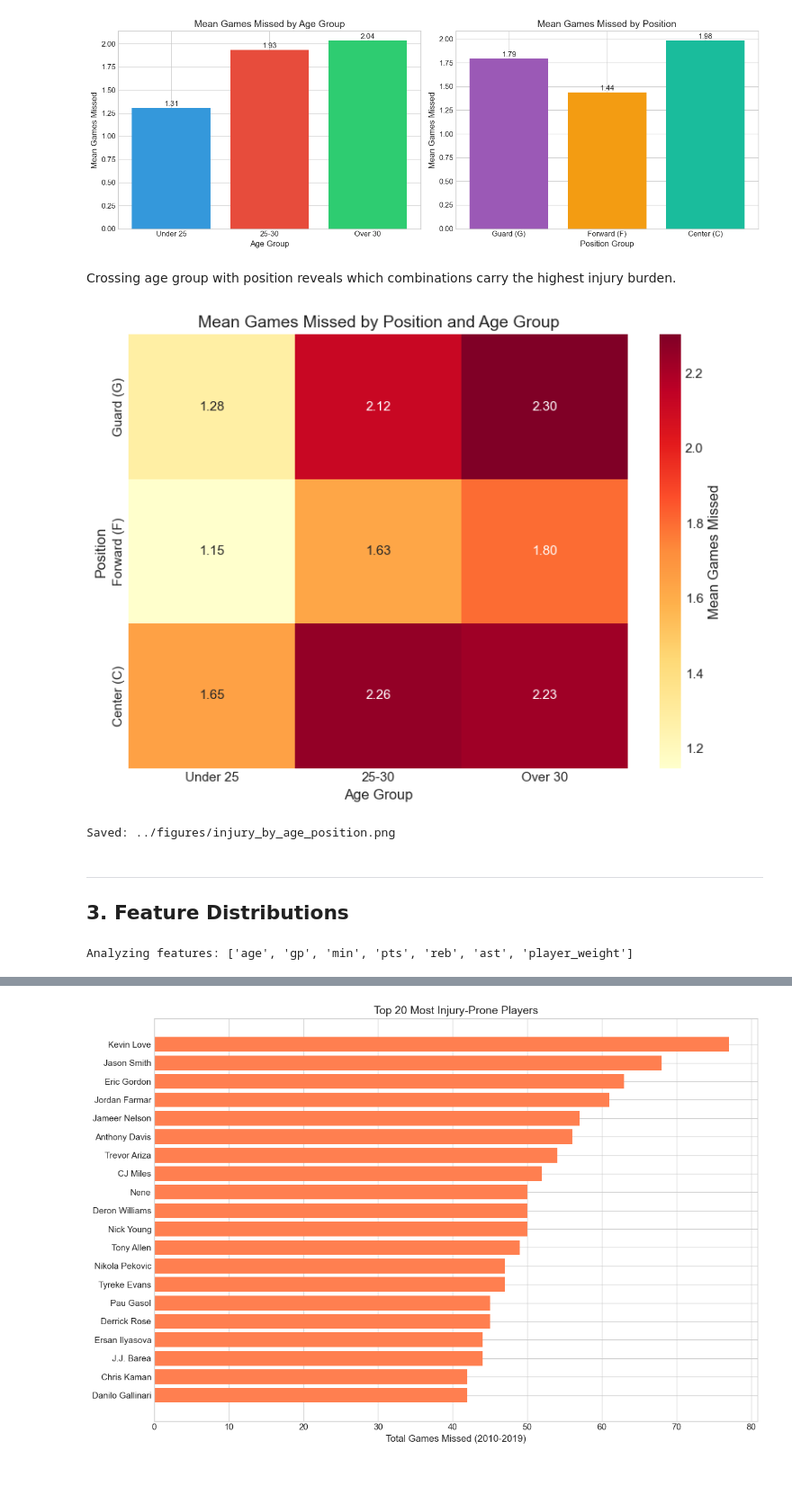
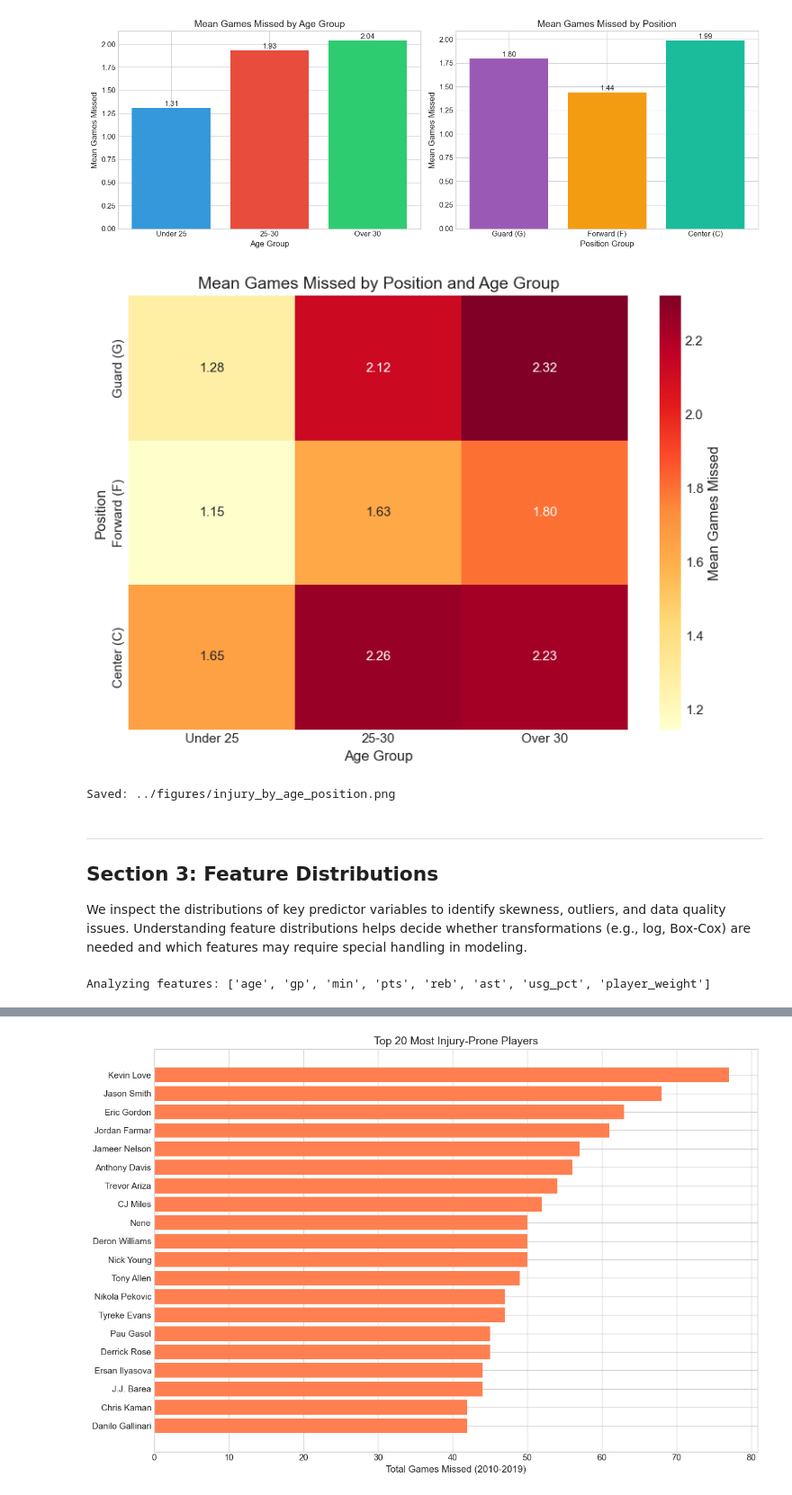
Before and after one commit to jtang6031/siads-696-nba-injury-prediction, a Jupyter notebook: notebooks/03_eda.ipynb, the cells around one changed output, grey strips where cells are left out. Shown at 90% size. Saved outputs shown, nothing was run; the diff lists cells and outputs as text; code cells hidden in the pictures.

Commit message:
Clean/fix data books

```diff
--- a/notebooks/03_eda.ipynb
+++ b/notebooks/03_eda.ipynb
@@ -136,17 +152,13 @@ After merging with stats: (4937, 74)
 # %%
-# Merge with bio data
+# Merge with bio data (include advanced rate stats: usg_pct, ts_pct, etc.)
+bio_cols = ['player_id', 'season', 'player_height_inches', 'player_weight',
+            'country', 'draft_year', 'draft_round',
+            'net_rating', 'oreb_pct', 'dreb_pct', 'usg_pct', 'ts_pct', 'ast_pct']
+
 df_analysis = df_analysis.merge(
-    df_bio[['player_id', 'season', 'player_height_inches', 'player_weight', 'country', 'draft_year', 'draft_round']],
+    df_bio[bio_cols],
     on=['player_id', 'season'],
     how='left'
 )
 print(f"After merging with bio: {df_analysis.shape}")
-
-# Merge with tracking data (2013+ only)
-df_analysis = df_analysis.merge(
-    df_tracking[['player_id', 'season', 'dist_miles', 'avg_speed', 'avg_speed_off', 'avg_speed_def']],
-    on=['player_id', 'season'],
-    how='left'
-)
-print(f"After merging with tracking: {df_analysis.shape}")
 # %% [output]
@@ -354,43 +360,42 @@ plt.tight_layout()
 plt.show()
 # %% [output]
 [figure]
-# %% [markdown]
-Crossing age group with position reveals which combinations carry the highest injury burden.
 # %%
 # Heatmap: Games missed by position x age group
-pivot_table = df_analysis.pivot_table(
+pivot_table = df_analysis.pivot_table(observed=False,
     values='games_missed',
     index='position_group',
     columns='age_group',
-    aggfunc='mean',
-    observed=False
+    aggfunc='mean'
 )
 
 fig, ax = plt.subplots(figsize=(8, 6))
 sns.heatmap(pivot_table, annot=True, fmt='.2f', cmap='YlOrRd', ax=ax, cbar_kws={'label': 'Mean Games Missed'})
 ax.set_title('Mean Games Missed by Position and Age Group')
 ax.set_xlabel('Age Group')
 ax.set_ylabel('Position')
 
 plt.tight_layout()
 plt.savefig(FIGURES_DIR / 'injury_by_age_position.png', dpi=150, bbox_inches='tight')
 plt.show()
 print(f"Saved: {FIGURES_DIR}/injury_by_age_position.png")
 # %% [output]
-[figure, old version]
+[figure, new version]
 Saved: ../figures/injury_by_age_position.png
-# %% [markdown]
----
-## 3. Feature Distributions
+# %% [markdown]
+---
+## Section 3: Feature Distributions
+
+We inspect the distributions of key predictor variables to identify skewness, outliers, and data quality issues. Understanding feature distributions helps decide whether transformations (e.g., log, Box-Cox) are needed and which features may require special handling in modeling.
 # %%
 # Key features to analyze
-key_features = ['age', 'gp', 'min', 'pts', 'reb', 'ast', 'player_weight']
+key_features = ['age', 'gp', 'min', 'pts', 'reb', 'ast', 'usg_pct', 'player_weight']
 
 # Check which features exist
 available_features = [f for f in key_features if f in df_analysis.columns]
 print(f"Analyzing features: {available_features}")
 # %% [output]
-Analyzing features: ['age', 'gp', 'min', 'pts', 'reb', 'ast', 'player_weight']
+Analyzing features: ['age', 'gp', 'min', 'pts', 'reb', 'ast', 'usg_pct', 'player_weight']
 # %%
 # Distribution plots for key features
 fig, axes = plt.subplots(2, 4, figsize=(16, 8))
```
Also changed, not shown: parts of 56 cells of this notebook, 10 other files.
